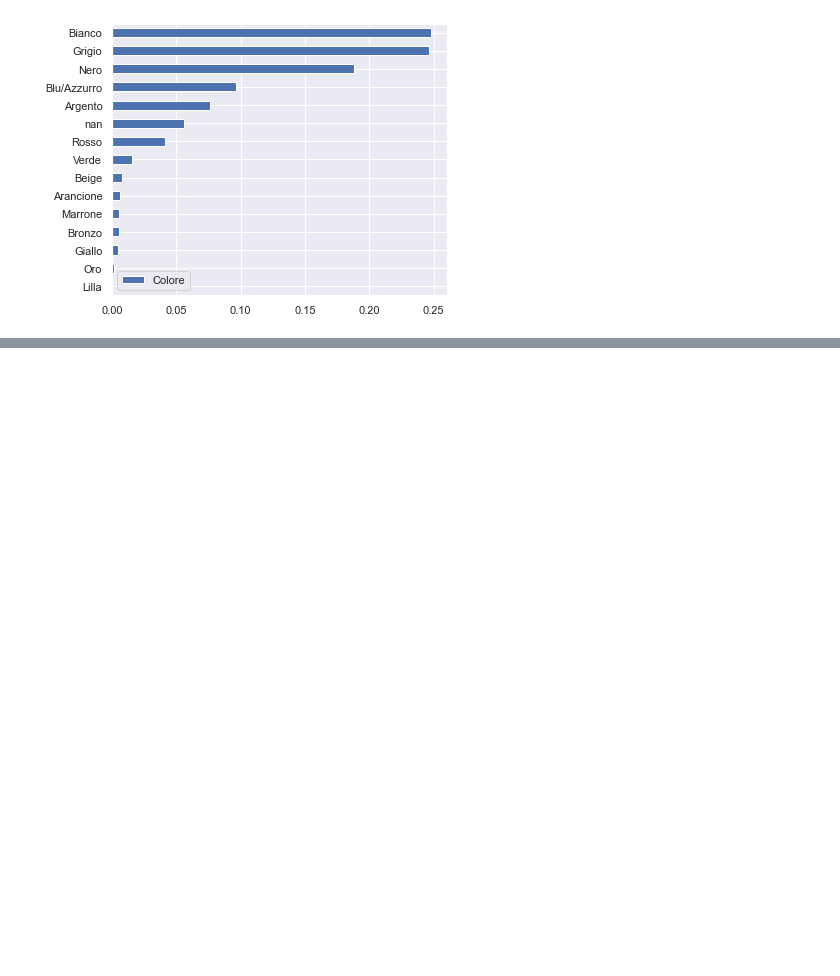
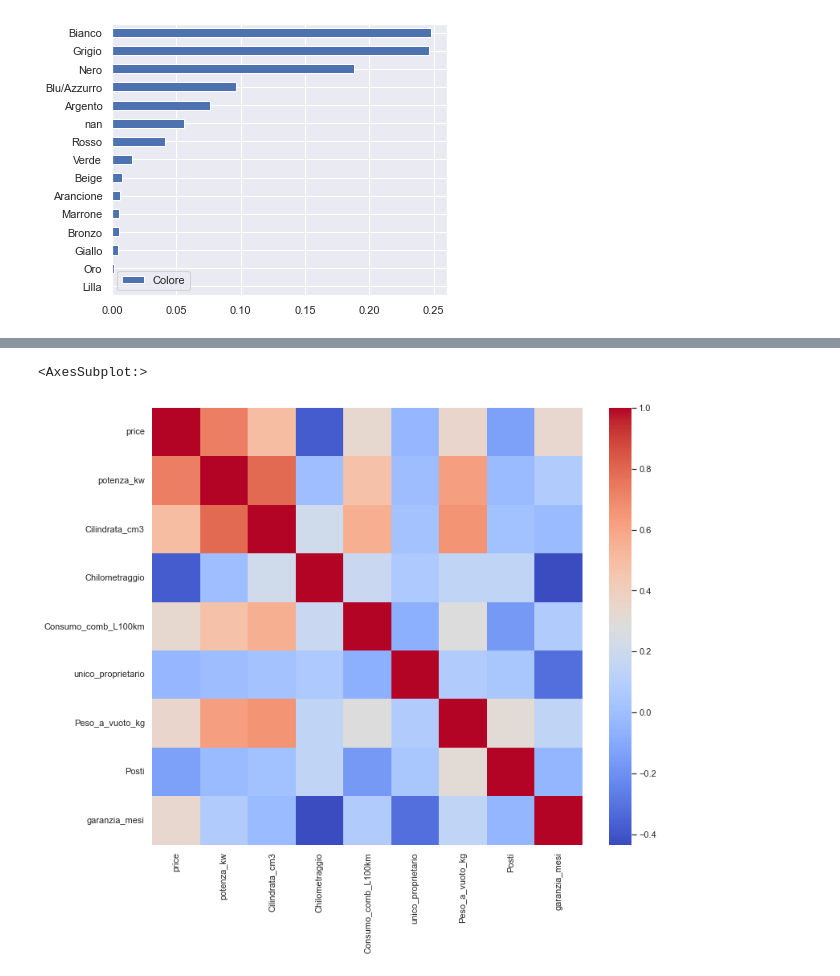
Before and after one commit to cusano-a/Car_WebData_Analysis, a Jupyter notebook: WebScraping_ExploreData.ipynb, the cells around one changed output, grey strips where cells are left out. Cells and saved outputs as stored; diff of their text form; code cells hidden in the pictures; blank space fills up the shorter version.

```diff
--- a/WebScraping_ExploreData.ipynb
+++ b/WebScraping_ExploreData.ipynb
@@ -126,0 +144,2 @@ pd.DataFrame({f'{col}' :col_counts[::-1]}).plot(kind='barh', figsize=(6, 5))
+# %%
+var_corr = df[['price', 'potenza_kw', 'Cilindrata_cm3', 'Chilometraggio','Consumo_comb_L100km', 'unico_proprietario', 'Peso_a_vuoto_kg', 'Posti', 'garanzia_mesi']].corr()
@@ -126,0 +159,6 @@ pd.DataFrame({f'{col}' :col_counts[::-1]}).plot(kind='barh', figsize=(6, 5))
+# %%
+fig, ax = plt.subplots(figsize=(12, 10))
+sns.heatmap(var_corr, cmap="coolwarm")
+# %% [output]
+<AxesSubplot:>
+[figure, added]
```
Also changed, not shown: parts of 14 cells of this notebook.
